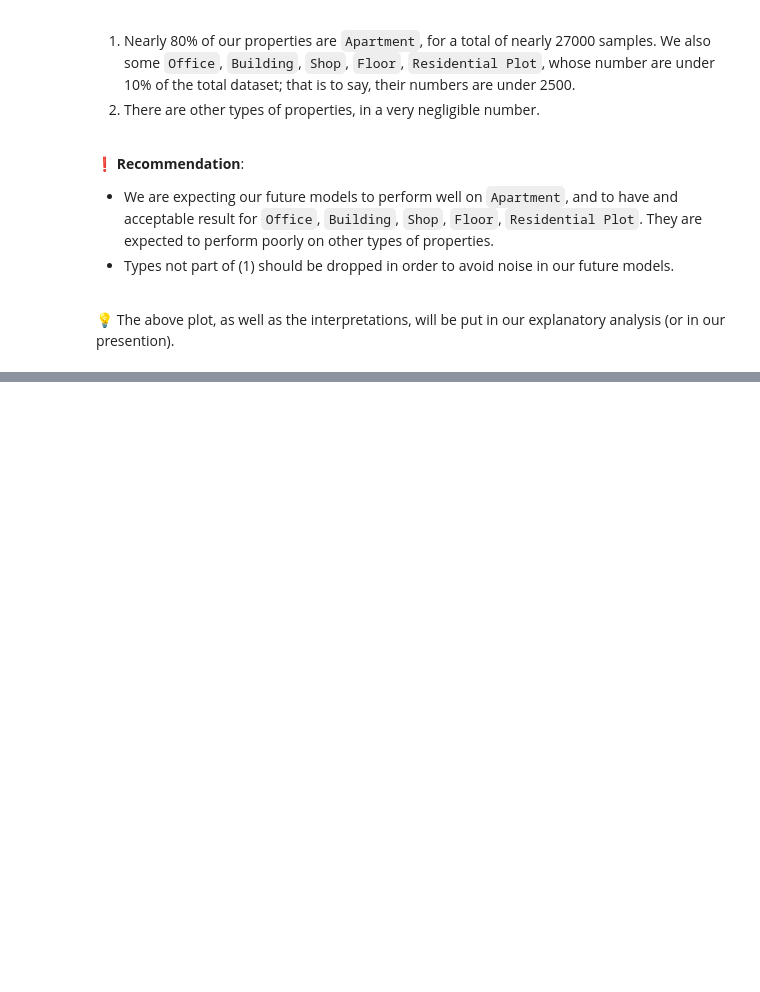
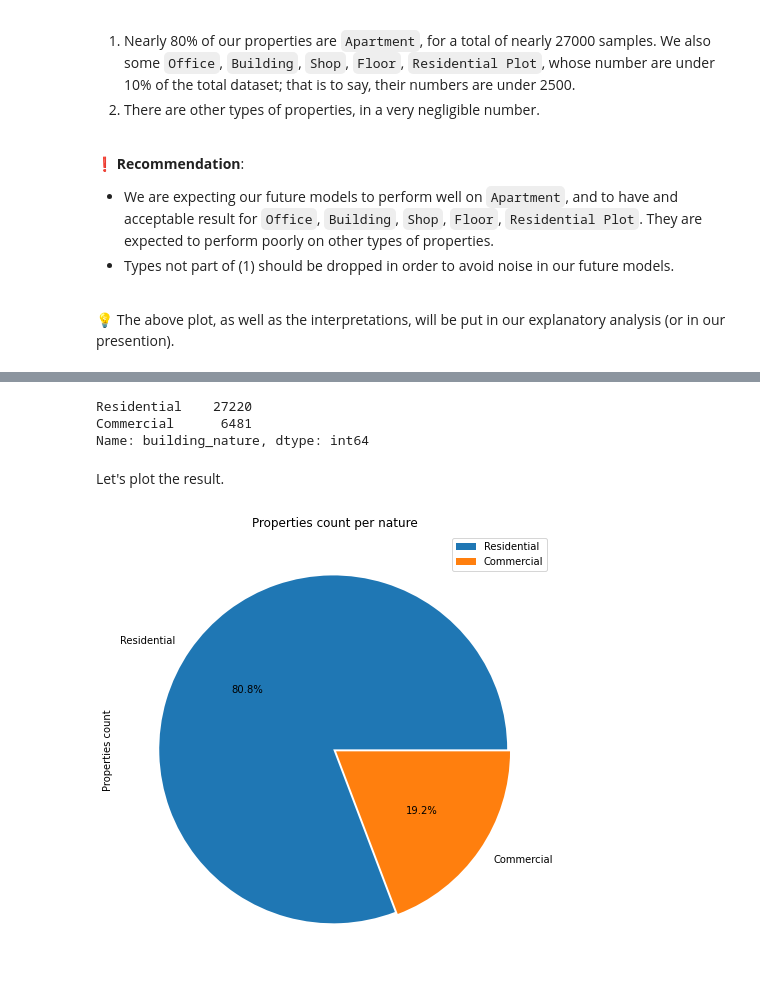
Before and after one commit to OmdenaAI/dhaka-bangladesh-real-estate-recommendation, a Jupyter notebook: src/tasks/task-3-exploratory-data-analysis/EDA - real estate market in Bangladesh.ipynb, the cells around one changed output, grey strips where cells are left out. Drawn from its saved outputs; the diff is of its cells as text; code cells hidden in the pictures; blank space fills up the shorter version.

Commit message:
Explored distribution of properties per nature

```diff
--- a/src/tasks/task-3-exploratory-data-analysis/EDA - real estate market in Bangladesh.ipynb
+++ b/src/tasks/task-3-exploratory-data-analysis/EDA - real estate market in Bangladesh.ipynb
@@ -362,0 +370,24 @@ plt.title("Properties proportion per type");
+# %%
+# Number of properties per nature
+properties_per_nature_count = df["building_nature"].value_counts()
+properties_per_nature_count
+# %% [output]
+Residential    27220
+Commercial      6481
+Name: building_nature, dtype: int64
+# %% [markdown]
+Let's plot the result.
+# %%
+# Plotting the number of properties per nature
+properties_per_nature_count.plot(kind="pie",
+                                 figsize=(8,8),
+                                 autopct='%1.1f%%',
+                                 explode=[0.01, 0.01],
+                                 legend=True
+                                )
+
+# plt.xlabel("Properties natures")
+plt.ylabel("Properties count")
+plt.title("Properties count per nature");
+# %% [output]
+[figure, added]
```
Also changed, not shown: parts of 4 cells of this notebook.
